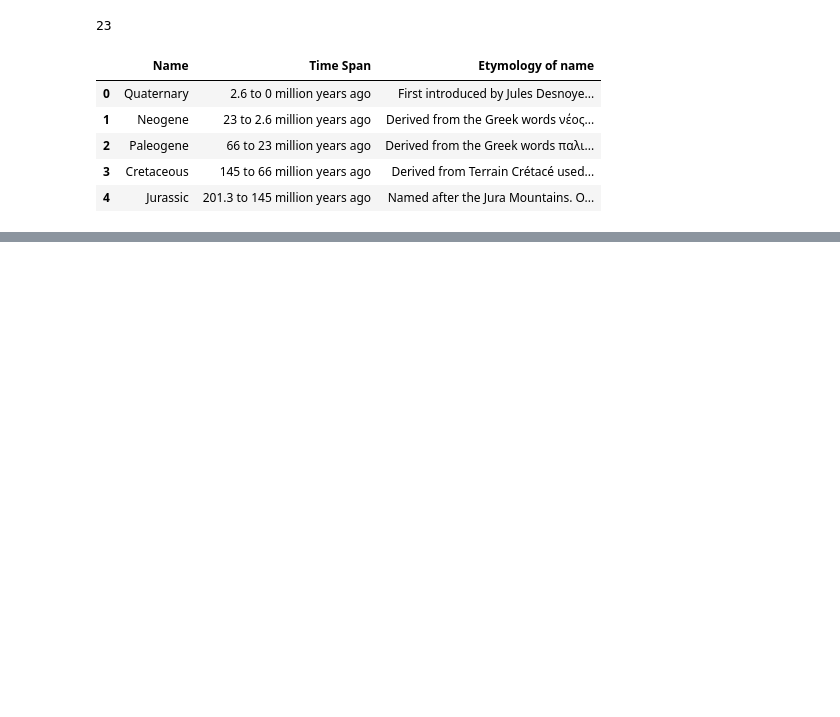
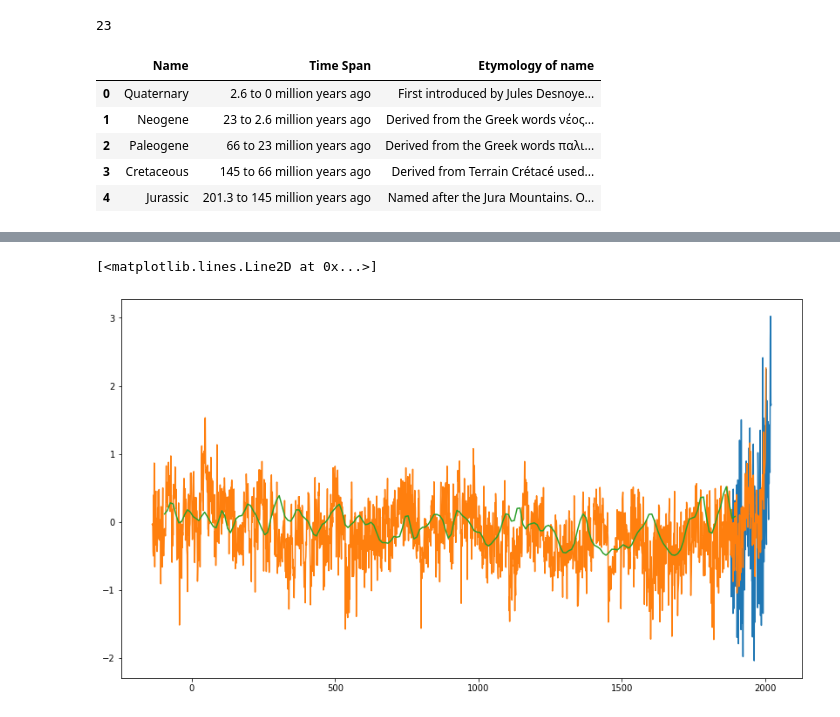
Before and after one commit to domschl/indrajala, a Jupyter notebook: python_indrajala/examples/importers/RawTests.ipynb, the cells around one changed output, grey strips where cells are left out. Saved outputs shown, nothing was run; the diff lists cells and outputs as text; code cells hidden in the pictures; blank space fills up the shorter version.

```diff
--- a/python_indrajala/examples/importers/RawTests.ipynb
+++ b/python_indrajala/examples/importers/RawTests.ipynb
@@ -89,8 +123,11 @@ import matplotlib.pyplot as plt
 plt.rcParams['figure.figsize'] = [14,8]  # inch! :-/
 # %%
 plt.plot(gjmt[:,0],gjmt[:,2]-gjmean)
-plt.plot(dfnp[:,0],dfnp[:,1])
+plt.plot(em2k[:,0],em2k[:,1])
 plt.plot(sunsp[-200:,0],sunsp[-200:,1]/60-0.4)
+# %% [output]
+[<matplotlib.lines.Line2D at 0x...>]
+[figure, added]
 # %%
 # plt.plot(dfnp[:,0],dfnp[:,1])
 plt.plot(gjmt[win:-win,0],gjmtmat)
```
Also changed, not shown: parts of 11 cells of this notebook, 7 other files.
